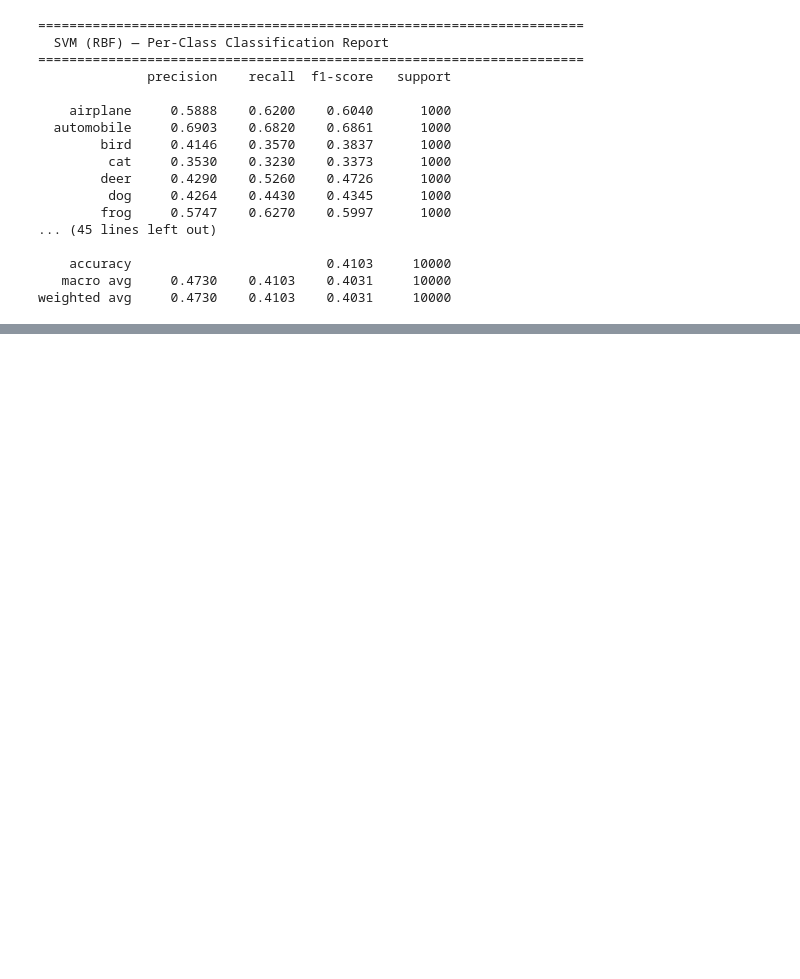
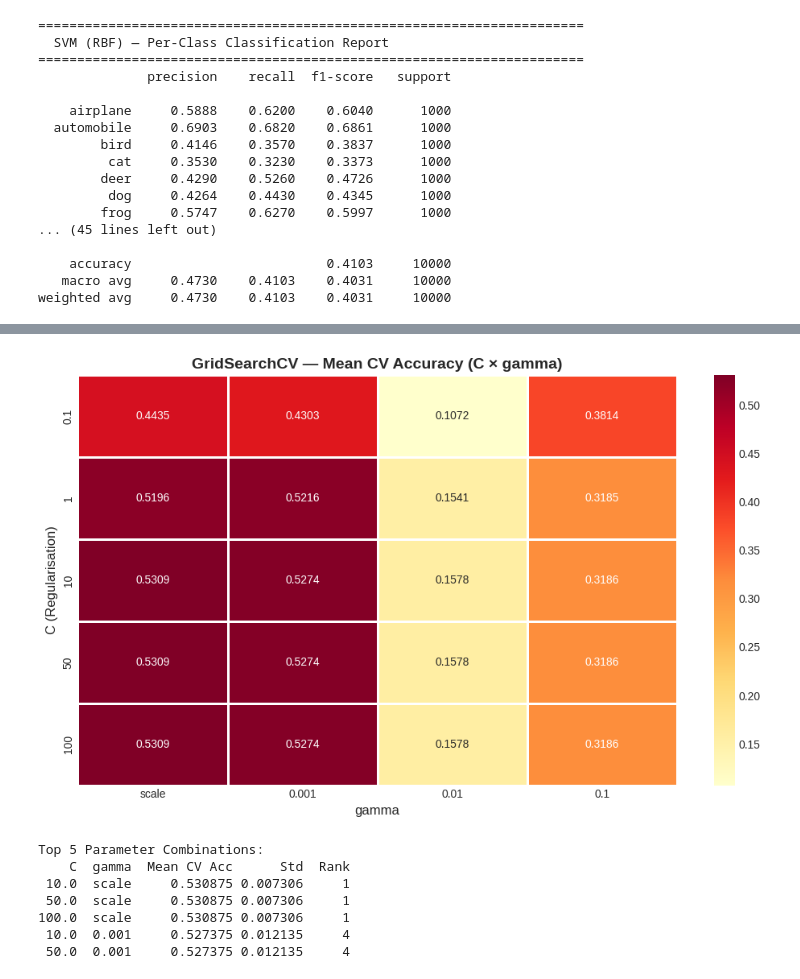
Before and after one commit to YISHU19/cifar10-ml-vs-dl, a Jupyter notebook: notebooks/01_ml_hog_svm.ipynb, the cells around one changed output, grey strips where cells are left out. Saved outputs shown, nothing was run; the diff lists cells and outputs as text; code cells hidden in the pictures; blank space fills up the shorter version.

```diff
--- a/notebooks/01_ml_hog_svm.ipynb
+++ b/notebooks/01_ml_hog_svm.ipynb
@@ -558,0 +619,40 @@ weighted avg     0.4730    0.4103    0.4031     10000
+# %%
+# Heatmap of GridSearchCV results
+results = pd.DataFrame(grid_search.cv_results_)
+gamma_vals = param_grid['gamma']
+c_vals = param_grid['C']
+
+acc_matrix = np.zeros((len(c_vals), len(gamma_vals)))
+for i, c in enumerate(c_vals):
+    for j, g in enumerate(gamma_vals):
+        mask = (results['param_C'] == c) & (results['param_gamma'] == g)
+        if mask.any():
+            acc_matrix[i, j] = results.loc[mask, 'mean_test_score'].values[0]
+
+fig, ax = plt.subplots(figsize=(10, 6))
+sns.heatmap(acc_matrix, annot=True, fmt='.4f', cmap='YlOrRd',
+            xticklabels=[str(g) for g in gamma_vals],
+            yticklabels=[str(c) for c in c_vals],
+            ax=ax, linewidths=1, linecolor='white')
+ax.set_title('GridSearchCV — Mean CV Accuracy (C × gamma)', fontsize=14, fontweight='bold')
+ax.set_xlabel('gamma', fontsize=12)
+ax.set_ylabel('C (Regularisation)', fontsize=12)
+plt.tight_layout()
+plt.show()
+
+# Top 5
+top5 = results.nlargest(5, 'mean_test_score')[
+    ['param_C', 'param_gamma', 'mean_test_score', 'std_test_score', 'rank_test_score']
+]
+top5.columns = ['C', 'gamma', 'Mean CV Acc', 'Std', 'Rank']
+print("Top 5 Parameter Combinations:")
+print(top5.to_string(index=False))
+# %% [output]
+[figure, added]
+Top 5 Parameter Combinations:
+    C  gamma  Mean CV Acc      Std  Rank
+ 10.0  scale     0.530875 0.007306     1
+ 50.0  scale     0.530875 0.007306     1
+100.0  scale     0.530875 0.007306     1
+ 10.0  0.001     0.527375 0.012135     4
+ 50.0  0.001     0.527375 0.012135     4
```
Also changed, not shown: parts of 22 cells of this notebook.
